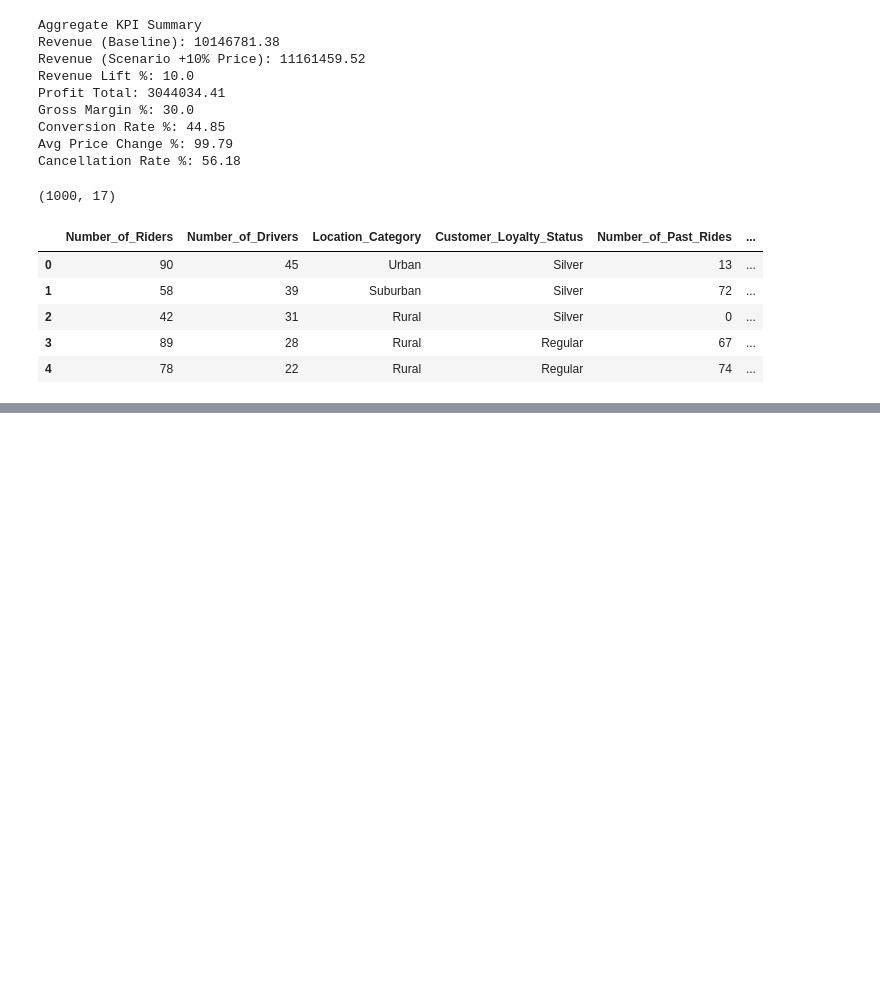
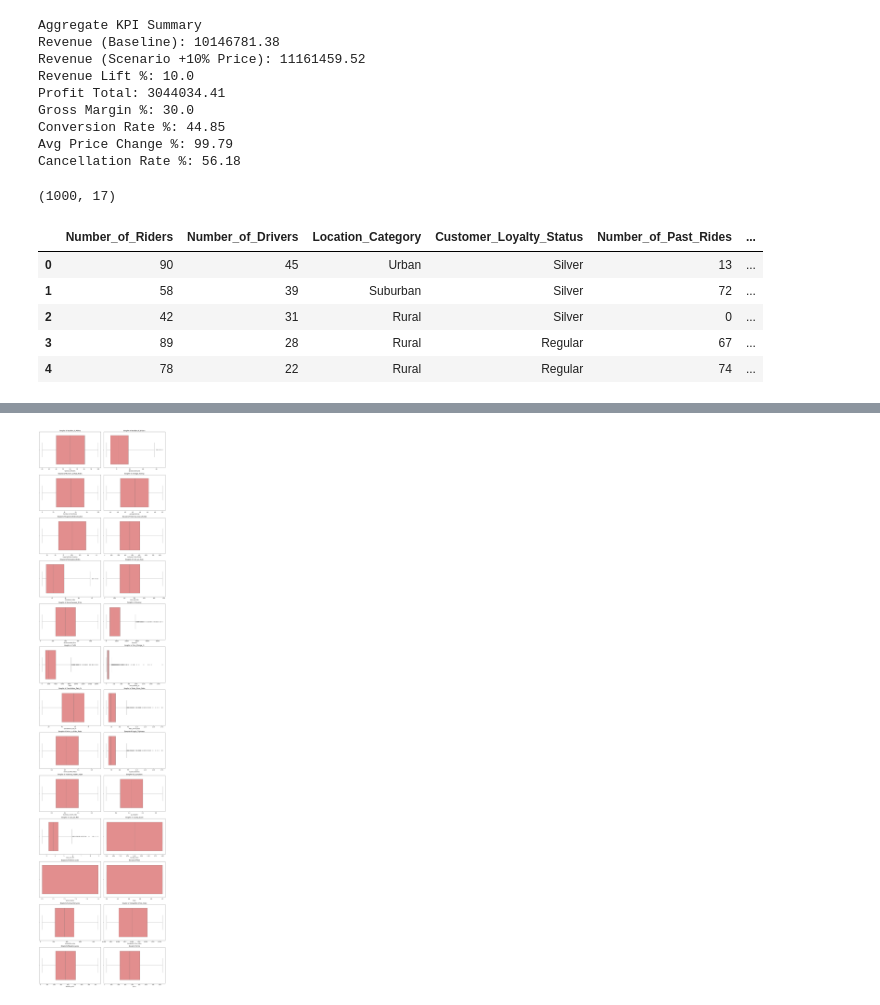
Before and after one commit to sanashk19/Sana_PriceOptima, a Jupyter notebook: Sana_PriceOptima.ipynb, the cells around one changed output, grey strips where cells are left out. Drawn from its saved outputs; the diff is of its cells as text; code cells hidden in the pictures; blank space fills up the shorter version.

```diff
--- a/Sana_PriceOptima.ipynb
+++ b/Sana_PriceOptima.ipynb
@@ -136,14 +129,4 @@ Cancellation_Rate_%        0
 dtype: int64
-# %%
-#Categorical encoding
-from sklearn.preprocessing import LabelEncoder
-le = LabelEncoder()
-for col in dataset.select_dtypes(include=['object']).columns:
-    dataset[col] = le.fit_transform(dataset[col])
-#Standard scaling
-from sklearn.preprocessing import StandardScaler
-scaler = StandardScaler()
-dataset[numeric_cols] = scaler.fit_transform(dataset[numeric_cols])
 # %%
 print(dataset.head())
 # %% [output]
@@ -333,0 +369,13 @@ dataset.head()
+# %%
+#Numeric Distributions
+import matplotlib.pyplot as plt
+import seaborn as sns
+
+num_cols = dataset.select_dtypes(include='number').columns
+plt.figure(figsize=(15, 5 * len(num_cols)))
+for i, col in enumerate(num_cols, 1):
+    plt.subplot(len(num_cols), 1, i)
+    sns.histplot(dataset[col], kde=True, bins=30, color='skyblue')
+    plt.title(f"Distribution of {col}")
+plt.tight_layout()
+plt.show()
@@ -333,0 +384,14 @@ dataset.head()
+# %%
+# Boxplots for Outlier View (clean layout - 2 per row)
+plt.figure(figsize=(15, 5 * ((len(num_cols)+1)//2)))
+
+for i, col in enumerate(num_cols, 1):
+    plt.subplot((len(num_cols)+1)//2, 2, i)  # 2 plots per row
+    sns.boxplot(x=dataset[col], color='lightcoral')
+    plt.title(f"Boxplot of {col}")
+    plt.xlabel(col)
+
+plt.tight_layout()
+plt.show()
+# %% [output]
+[figure, added]
```
Also changed, not shown: parts of 13 cells of this notebook.
